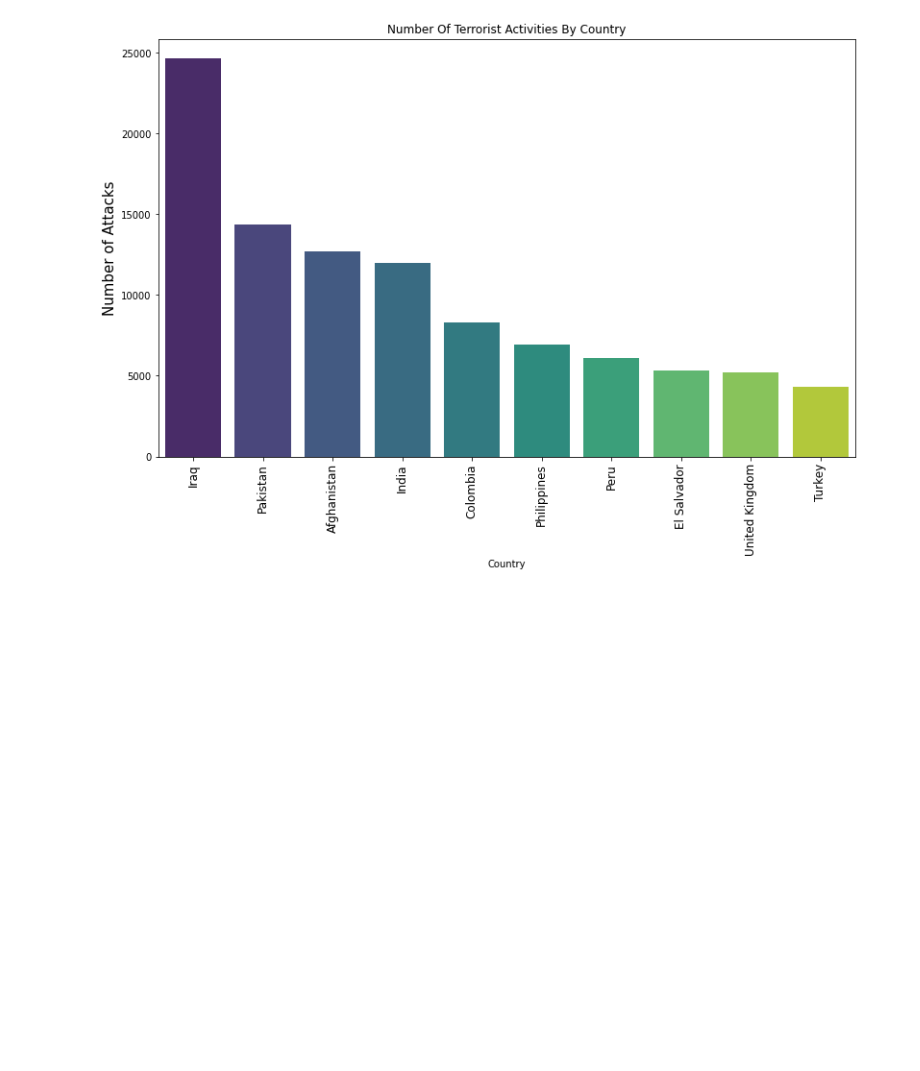
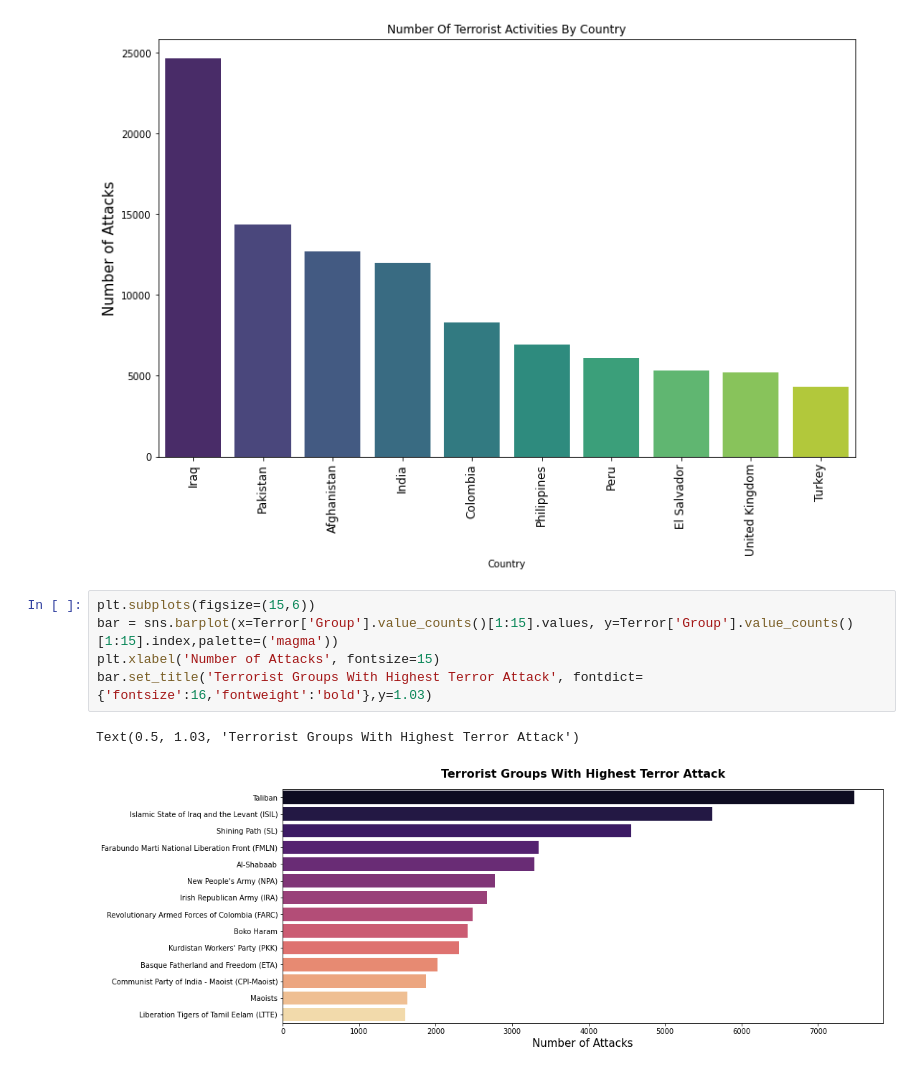
Before and after one commit to aniketborde/Aniket_EDA_Project, a Jupyter notebook: Aniket_EDA_Project.ipynb, the cells around one changed output. Drawn from its saved outputs; the diff is of its cells as text; blank space fills up the shorter version.

```diff
--- a/Aniket_EDA_Project.ipynb
+++ b/Aniket_EDA_Project.ipynb
@@ -124,3 +114,11 @@ plt.title('Number Of Terrorist Activities By Country')
 plt.show()
 # %% [output]
 [figure]
+# %%
+plt.subplots(figsize=(15,6))
+bar = sns.barplot(x=Terror['Group'].value_counts()[1:15].values, y=Terror['Group'].value_counts()[1:15].index,palette=('magma'))
+plt.xlabel('Number of Attacks', fontsize=15)
+bar.set_title('Terrorist Groups With Highest Terror Attack', fontdict={'fontsize':16,'fontweight':'bold'},y=1.03)
+# %% [output]
+Text(0.5, 1.03, 'Terrorist Groups With Highest Terror Attack')
+[figure, added]
```
Also changed, not shown: parts of 3 cells of this notebook.
